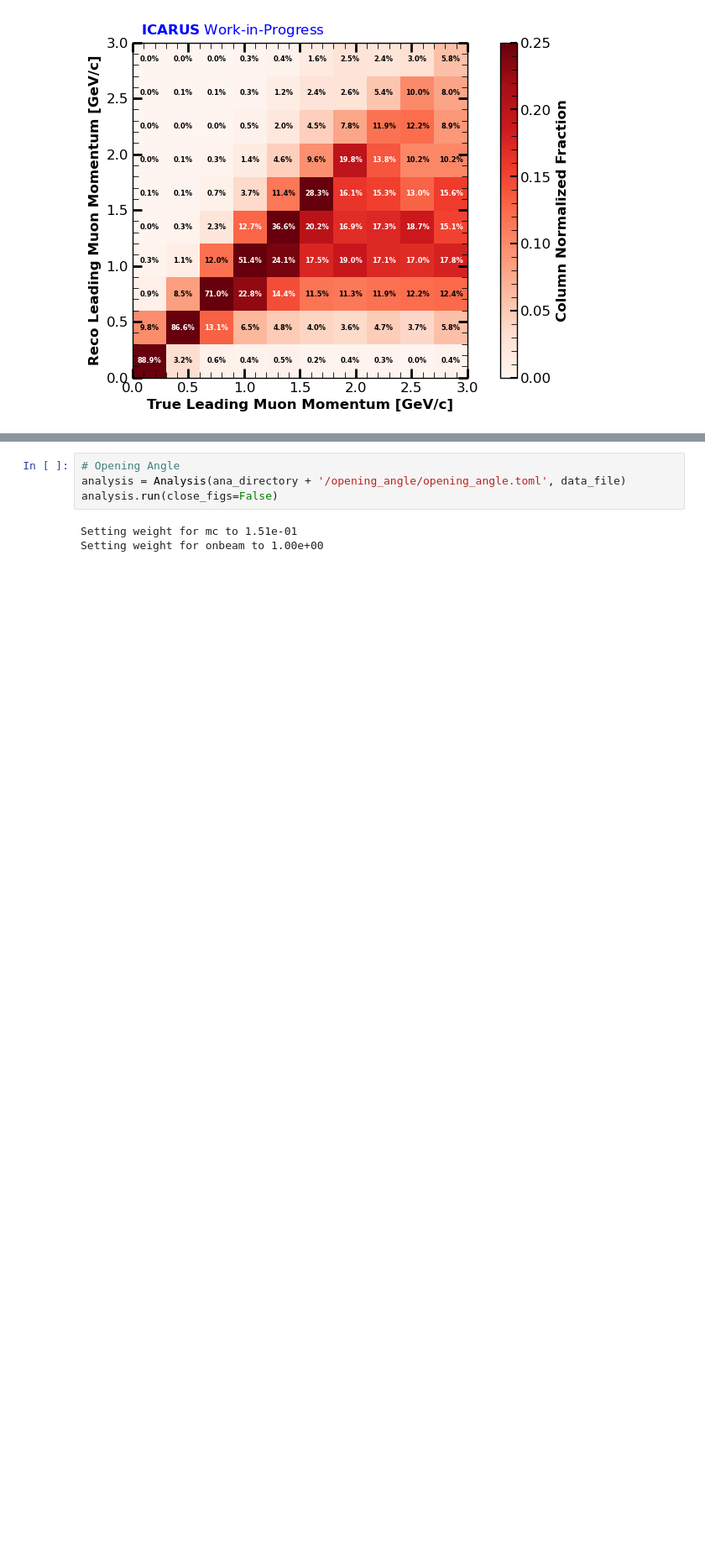
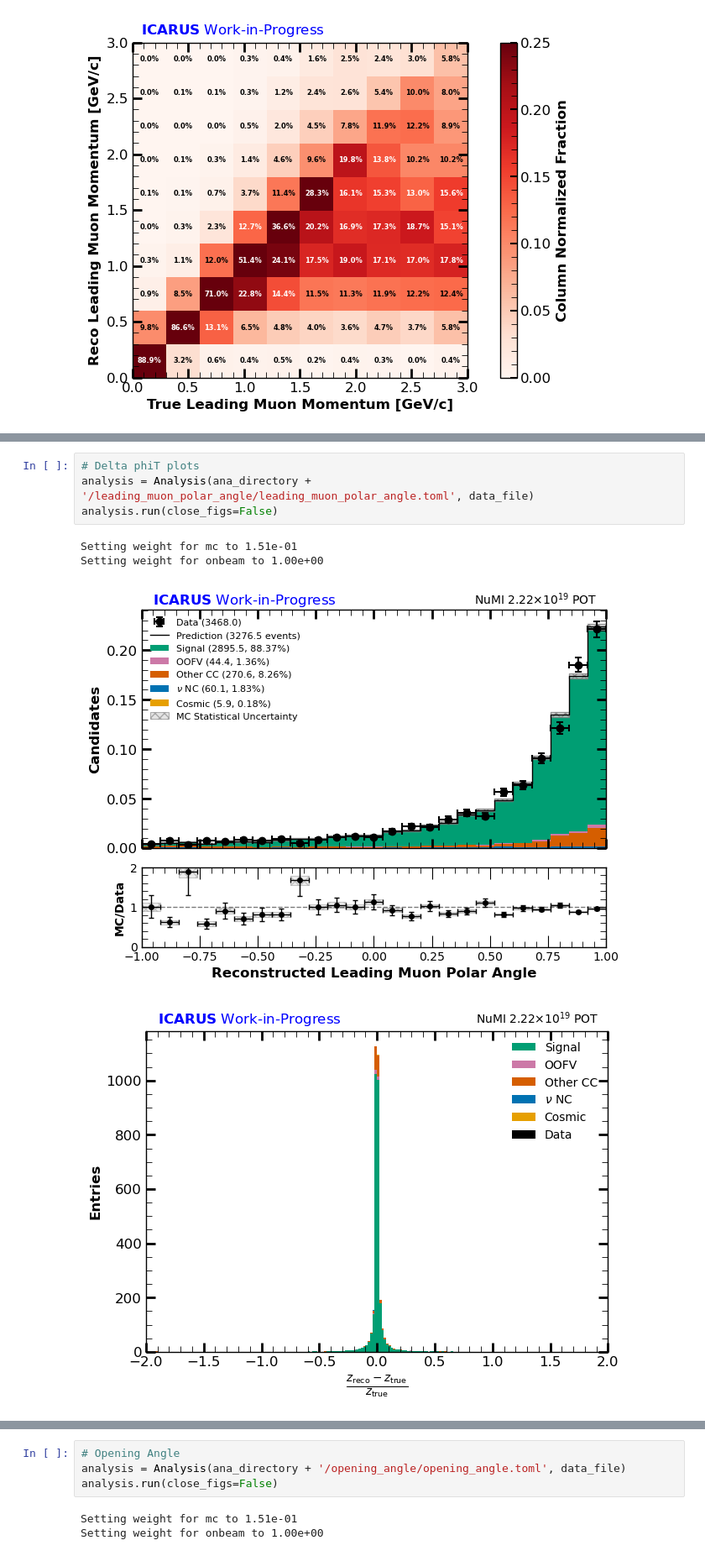
Before and after one commit to pascito/medulla, a Jupyter notebook: spineplot/myAnalysis/1muNp0pi_Nge1_uncontained.ipynb, the cells around one changed output, grey strips where cells are left out. Shown at 84% size. Saved outputs shown, nothing was run; the diff lists cells and outputs as text; blank space fills up the shorter version.

```diff
--- a/spineplot/myAnalysis/1muNp0pi_Nge1_uncontained.ipynb
+++ b/spineplot/myAnalysis/1muNp0pi_Nge1_uncontained.ipynb
@@ -66,0 +64,9 @@ Setting weight for onbeam to 1.00e+00
+# %%
+# Delta phiT plots
+analysis = Analysis(ana_directory + '/leading_muon_polar_angle/leading_muon_polar_angle.toml', data_file)
+analysis.run(close_figs=False)
+# %% [output]
+Setting weight for mc to 1.51e-01
+Setting weight for onbeam to 1.00e+00
+[figure, added]
+[figure, added]
```
Also changed, not shown: parts of 3 cells of this notebook, 14 other files.
